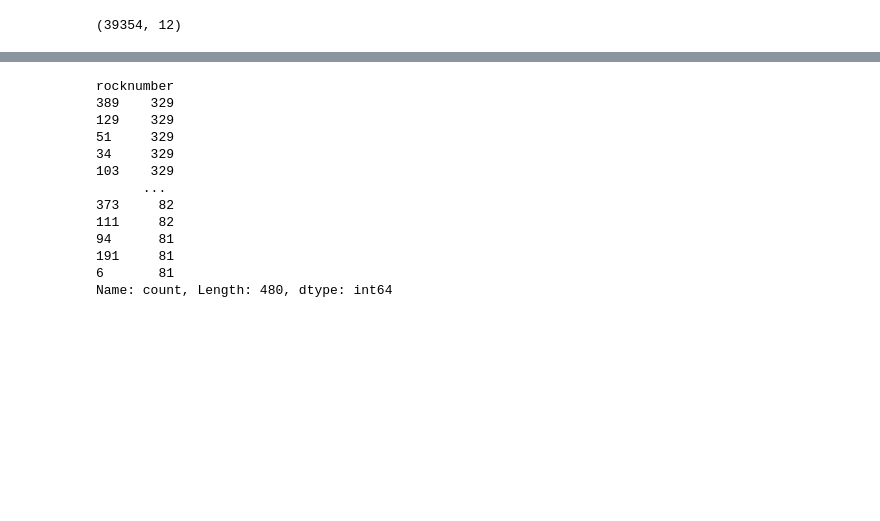
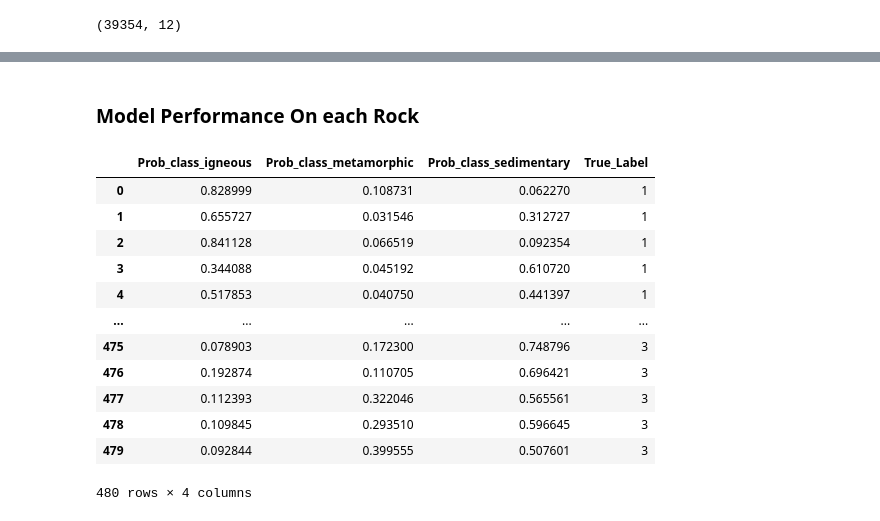
Before and after one commit to jackyeung99/Applied_Machine_Learning, a Jupyter notebook: Assignment02/Q1.ipynb, the cells around one changed output, grey strips where cells are left out. Drawn from its saved outputs; the diff is of its cells as text; code cells hidden in the pictures; blank space fills up the shorter version.

```diff
--- a/Assignment02/Q1.ipynb
+++ b/Assignment02/Q1.ipynb
@@ -914,16 +916,24 @@ human_preds
-# %%
-human_preds["rocknumber"].value_counts()
-# %% [output]
-rocknumber
-389    329
-129    329
-51     329
-34     329
-103    329
-      ...
-373     82
-111     82
-94      81
-191     81
-6       81
-Name: count, Length: 480, dtype: int64
+# %% [markdown]
+### Model Performance On each Rock
+# %%
+
+model_prob = vc_soft.predict_proba(DATA_DF[FEATURES])
+labels = DATA_DF[TARGET_VARIABLE]
+prob_df = pd.DataFrame(model_prob, columns=["Prob_class_igneous", "Prob_class_metamorphic", "Prob_class_sedimentary"])
+
+prob_df['True_Label'] = labels.values
+prob_df
+# %% [output]
+|  | Prob_class_igneous | Prob_class_metamorphic | Prob_class_sedimentary | True_Label |
+| 0 | 0.828999 | 0.108731 | 0.062270 | 1 |
+| 1 | 0.655727 | 0.031546 | 0.312727 | 1 |
+| 2 | 0.841128 | 0.066519 | 0.092354 | 1 |
+| 3 | 0.344088 | 0.045192 | 0.610720 | 1 |
+| 4 | 0.517853 | 0.040750 | 0.441397 | 1 |
+| ... | ... | ... | ... | ... |
+| 475 | 0.078903 | 0.172300 | 0.748796 | 3 |
+| 476 | 0.192874 | 0.110705 | 0.696421 | 3 |
+| 477 | 0.112393 | 0.322046 | 0.565561 | 3 |
+| 478 | 0.109845 | 0.293510 | 0.596645 | 3 |
+| 479 | 0.092844 | 0.399555 | 0.507601 | 3 |
+480 rows × 4 columns
```
Also changed, not shown: parts of 26 cells of this notebook.
